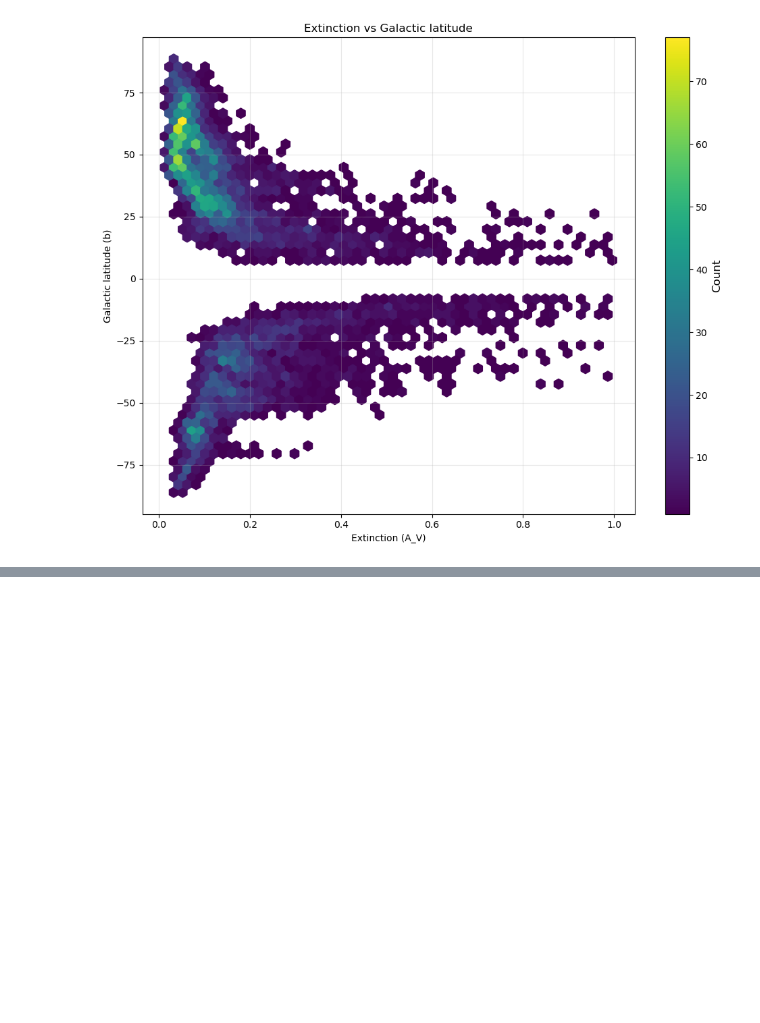
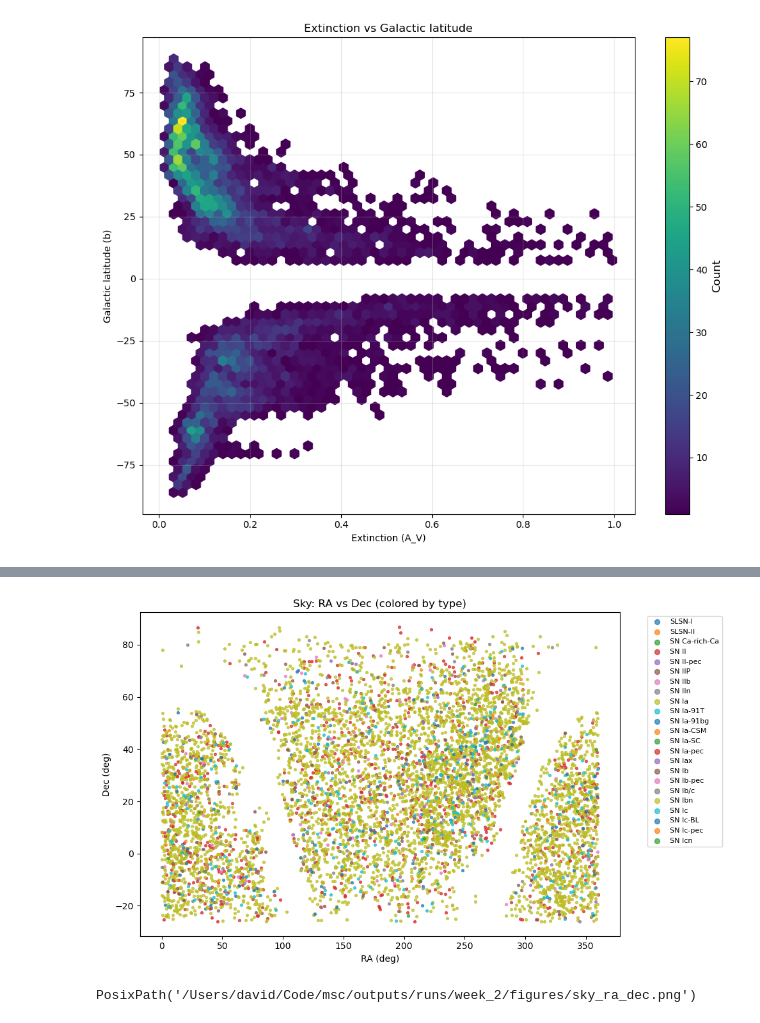
Before and after one commit to heffernan111/msc-dissertation, a Jupyter notebook: notebooks/week_2.ipynb, the cells around one changed output, grey strips where cells are left out. Saved outputs shown, nothing was run; the diff lists cells and outputs as text; code cells hidden in the pictures; blank space fills up the shorter version.

```diff
--- a/notebooks/week_2.ipynb
+++ b/notebooks/week_2.ipynb
@@ -141,0 +235,23 @@ PosixPath('/Users/david/Code/msc/outputs/runs/week_2/figures/extinction_vs_latit
+# %%
+
+df['RA_deg'] = df['RA'].apply(ra_to_degrees)
+df['Dec_deg'] = df['Dec'].apply(dec_to_degrees)
+
+df_clean = df.dropna(subset=['RA_deg', 'Dec_deg', 'type'])
+
+plt.figure(figsize=(10, 6))
+# Group by 'type'
+for t, g in df_clean.groupby('type'):
+    plt.scatter(g['RA_deg'], g['Dec_deg'], s=8, alpha=0.7, label=str(t))
+
+plt.xlabel('RA (deg)')
+plt.ylabel('Dec (deg)')
+plt.title('Sky: RA vs Dec (colored by type)')
+plt.legend(markerscale=2, fontsize=8, bbox_to_anchor=(1.05, 1), loc='upper left')
+plt.tight_layout()
+plt.show()
+
+savefig(fig, run_dir, "sky_ra_dec")
+# %% [output]
+[figure, added]
+PosixPath('/Users/david/Code/msc/outputs/runs/week_2/figures/sky_ra_dec.png')
```
Also changed, not shown: parts of 7 cells of this notebook.
